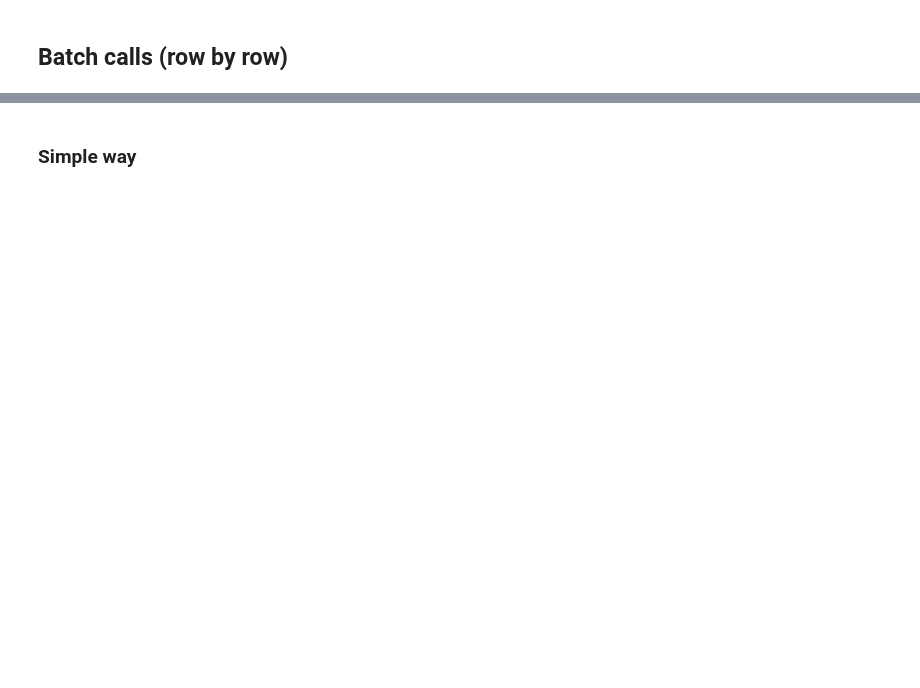
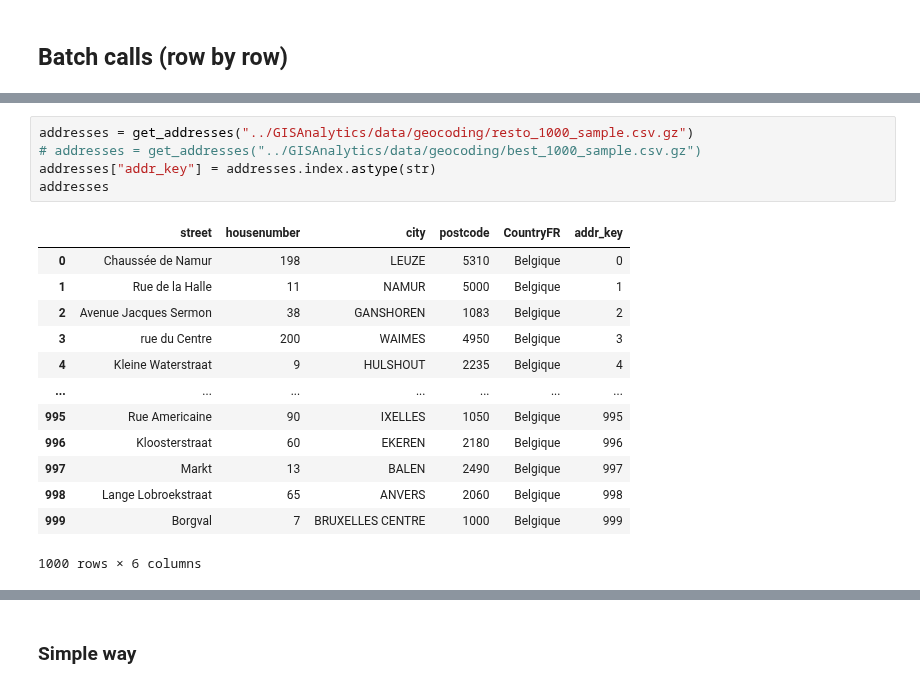
Before and after one commit to SmalsResearch/NominatimWrapper, a Jupyter notebook: AddressCleanserREST_test.ipynb, the cells around one changed output, grey strips where cells are left out. Saved outputs shown, nothing was run; the diff lists cells and outputs as text; blank space fills up the shorter version.

```diff
--- a/AddressCleanserREST_test.ipynb
+++ b/AddressCleanserREST_test.ipynb
@@ -180,3 +156,22 @@ addresses
 | 998 | 2424889 | Belgique | 7090 | Braine-le-Comte | Drève des Bouleaux | 5 |
 | 999 | 2751621 | Belgique | 4900 | Spa | Rue Rogier | 1 |
 1000 rows × 6 columns
+# %%
+addresses = get_addresses("../GISAnalytics/data/geocoding/resto_1000_sample.csv.gz")
+# addresses = get_addresses("../GISAnalytics/data/geocoding/best_1000_sample.csv.gz")
+addresses["addr_key"] = addresses.index.astype(str)
+addresses
+# %% [output]
+|  | street | housenumber | city | postcode | CountryFR | addr_key |
+| 0 | Chaussée de Namur | 198 | LEUZE | 5310 | Belgique | 0 |
+| 1 | Rue de la Halle | 11 | NAMUR | 5000 | Belgique | 1 |
+| 2 | Avenue Jacques Sermon | 38 | GANSHOREN | 1083 | Belgique | 2 |
+| 3 | rue du Centre | 200 | WAIMES | 4950 | Belgique | 3 |
+| 4 | Kleine Waterstraat | 9 | HULSHOUT | 2235 | Belgique | 4 |
+| ... | ... | ... | ... | ... | ... | ... |
+| 995 | Rue Americaine | 90 | IXELLES | 1050 | Belgique | 995 |
+| 996 | Kloosterstraat | 60 | EKEREN | 2180 | Belgique | 996 |
+| 997 | Markt | 13 | BALEN | 2490 | Belgique | 997 |
+| 998 | Lange Lobroekstraat | 65 | ANVERS | 2060 | Belgique | 998 |
+| 999 | Borgval | 7 | BRUXELLES CENTRE | 1000 | Belgique | 999 |
+1000 rows × 6 columns
```
Also changed, not shown: parts of 55 cells of this notebook, 9 other files.
